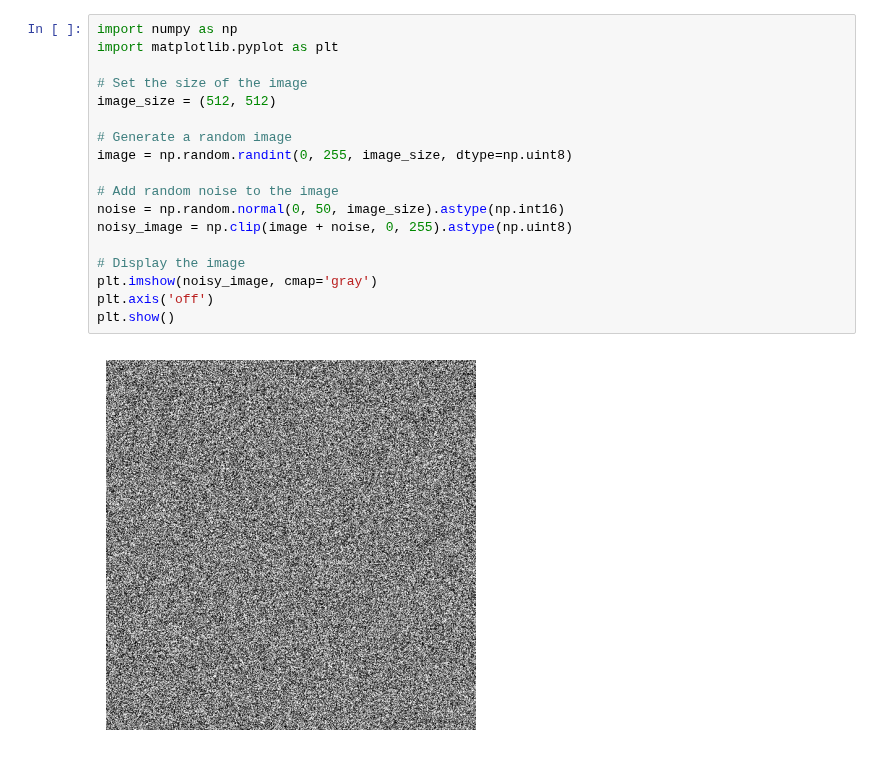
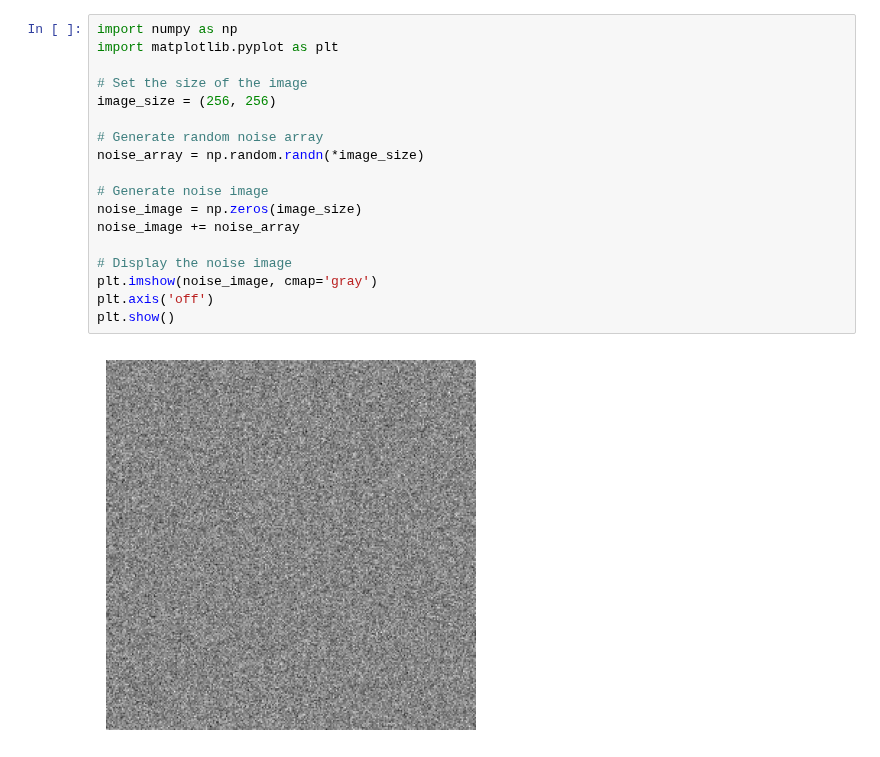
Before and after one commit to haesleinhuepf/bia-bob, a Jupyter notebook: demo/basic_demo.ipynb, the cells around one changed output. Cells and saved outputs as stored; diff of their text form.

```diff
--- a/demo/basic_demo.ipynb
+++ b/demo/basic_demo.ipynb
@@ -17,23 +19,23 @@ Code:
-# %%
-import numpy as np
-import matplotlib.pyplot as plt
-
-# Set the size of the image
-image_size = (512, 512)
-
-# Generate a random image
-image = np.random.randint(0, 255, image_size, dtype=np.uint8)
-
-# Add random noise to the image
-noise = np.random.normal(0, 50, image_size).astype(np.int16)
-noisy_image = np.clip(image + noise, 0, 255).astype(np.uint8)
-
-# Display the image
-plt.imshow(noisy_image, cmap='gray')
-plt.axis('off')
-plt.show()
-# %% [output]
-[figure, removed]
+# %%
+import numpy as np
+import matplotlib.pyplot as plt
+
+# Set the size of the image
+image_size = (256, 256)
+
+# Generate random noise array
+noise_array = np.random.randn(*image_size)
+
+# Generate noise image
+noise_image = np.zeros(image_size)
+noise_image += noise_array
+
+# Display the noise image
+plt.imshow(noise_image, cmap='gray')
+plt.axis('off')
+plt.show()
+# %% [output]
+[figure, added]
 # %%
 %bob please generate a grayscale image that contains 10 objects looking like nuclei with a radius of 20 pixels
 # %% [output]
```
Also changed, not shown: parts of 8 cells of this notebook, 1 other file.
